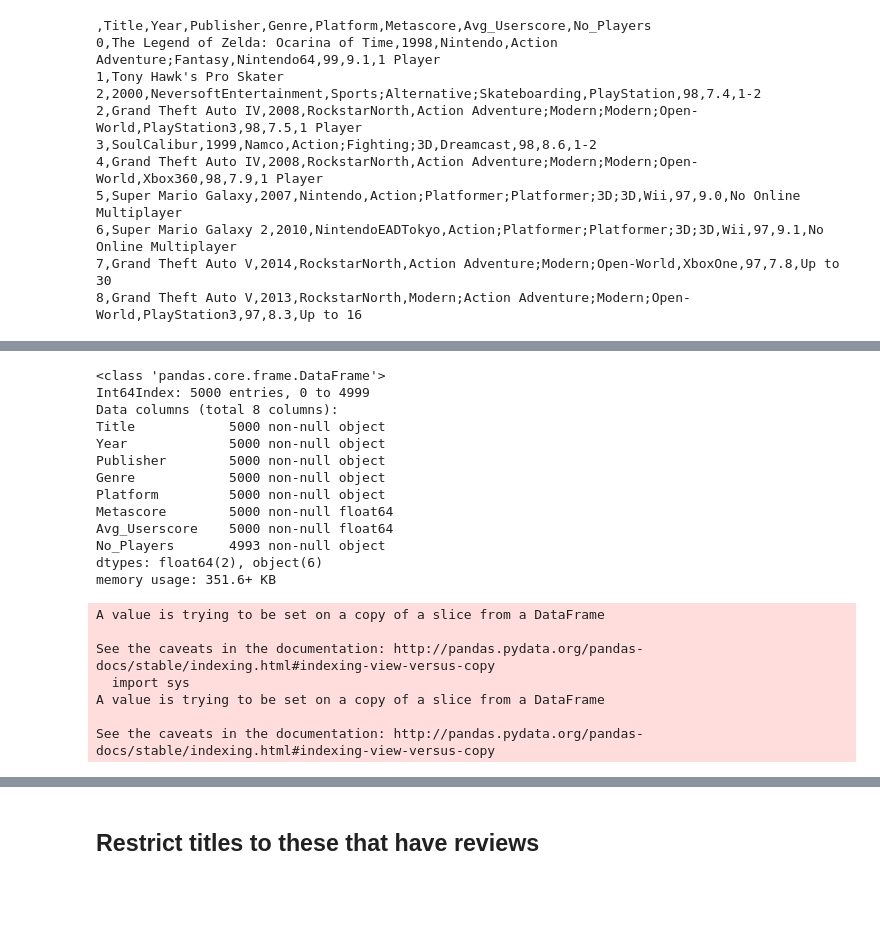
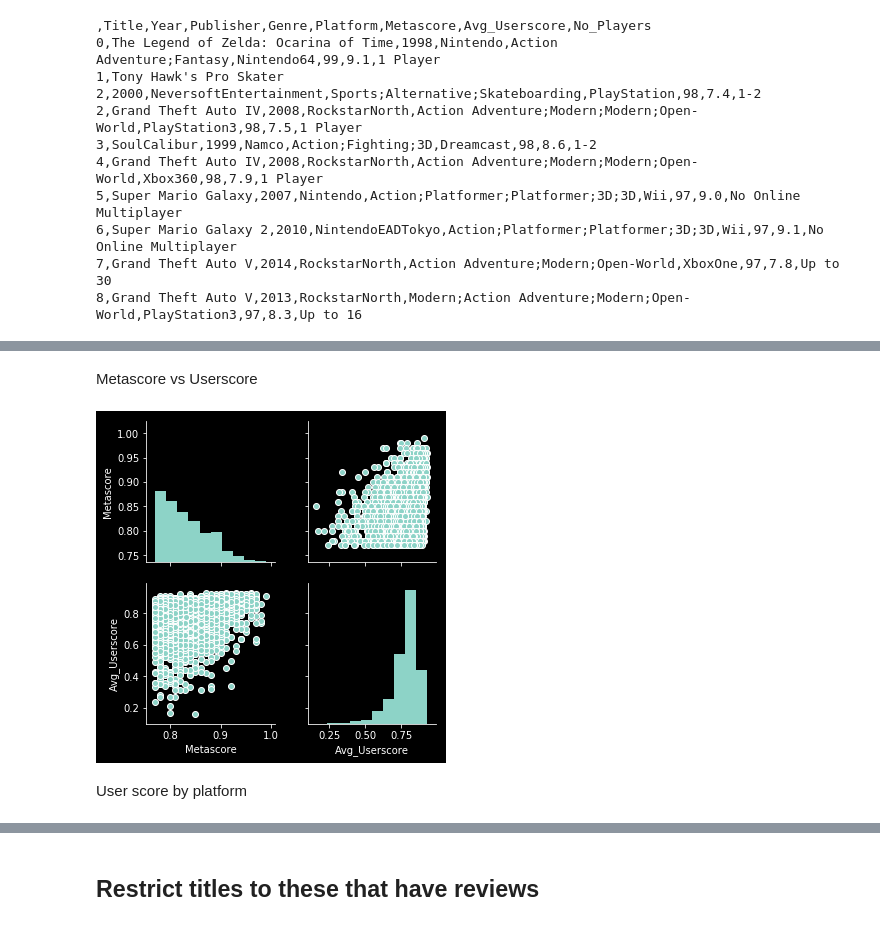
Before and after one commit to lambdaofgod/examples-counterexamples, a Jupyter notebook: notebooks/Metacritic Game Reviews & Factorization Machines.ipynb, the cells around one changed output, grey strips where cells are left out. Saved outputs shown, nothing was run; the diff lists cells and outputs as text; code cells hidden in the pictures; blank space fills up the shorter version.

```diff
--- a/notebooks/Metacritic Game Reviews & Factorization Machines.ipynb
+++ b/notebooks/Metacritic Game Reviews & Factorization Machines.ipynb
@@ -209,28 +288,11 @@ if not os.path.exists('metacritic-video-game-comments.zip'):
+# %% [markdown]
+Metascore vs Userscore
+# %%
+sns.pairplot(game_info_df[['Metascore', 'Avg_Userscore']]);
+# %% [output]
+[figure, added]
 # %%
 game_comments_df = pd.read_csv('metacritic_game_user_comments.csv', index_col=0)
 game_comments_df = preprocess_game_comments_df(game_comments_df)
-# %%
-game_info_df = pd.read_csv('metacritic_game_info.csv', index_col=0)
-game_info_df = preprocess_game_info_df(game_info_df)
-game_info_df.info()
-# %% [output]
-<class 'pandas.core.frame.DataFrame'>
-Int64Index: 5000 entries, 0 to 4999
-Data columns (total 8 columns):
-Title            5000 non-null object
-Year             5000 non-null object
-Publisher        5000 non-null object
-Genre            5000 non-null object
-Platform         5000 non-null object
-Metascore        5000 non-null float64
-Avg_Userscore    5000 non-null float64
-No_Players       4993 non-null object
-dtypes: float64(2), object(6)
-memory usage: 351.6+ KB
-A value is trying to be set on a copy of a slice from a DataFrame
-
-See the caveats in the documentation: http://pandas.pydata.org/pandas-docs/stable/indexing.html#indexing-view-versus-copy
-  import sys
-A value is trying to be set on a copy of a slice from a DataFrame
-
-See the caveats in the documentation: http://pandas.pydata.org/pandas-docs/stable/indexing.html#indexing-view-versus-copy
+# %% [markdown]
+User score by platform
```
Also changed, not shown: parts of 61 cells of this notebook.
